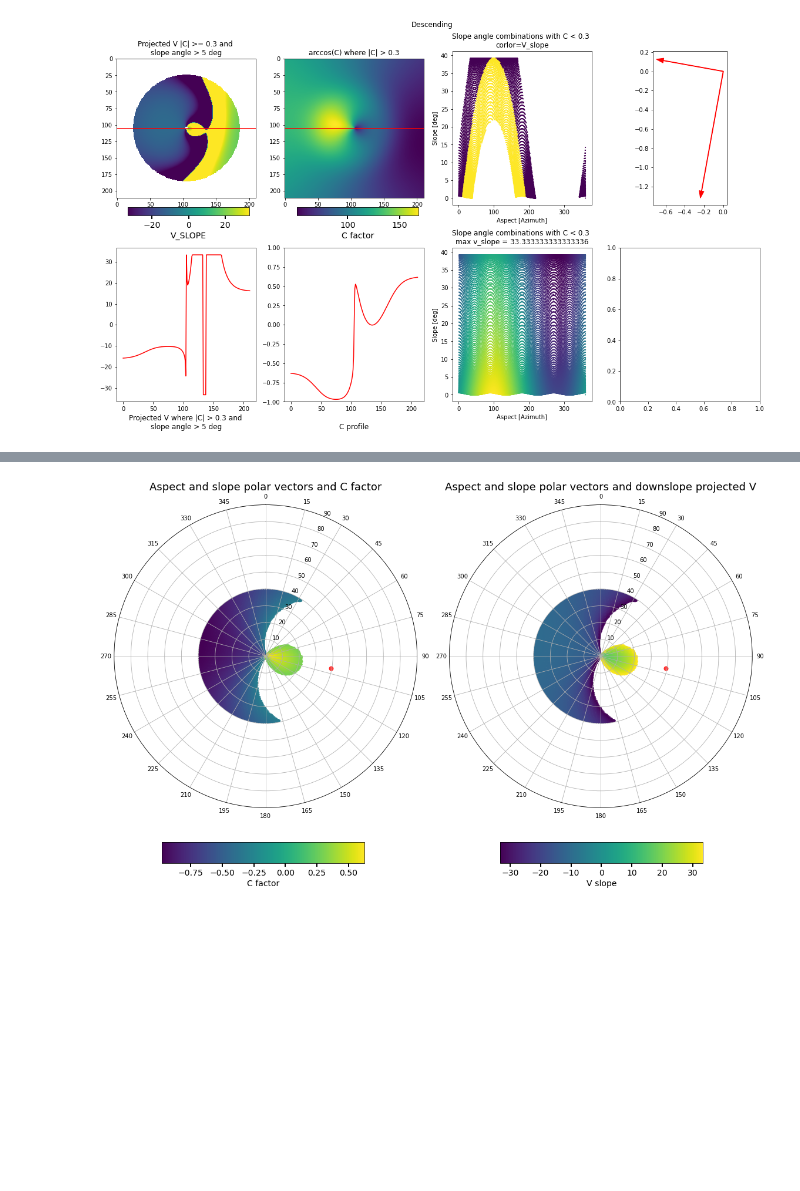
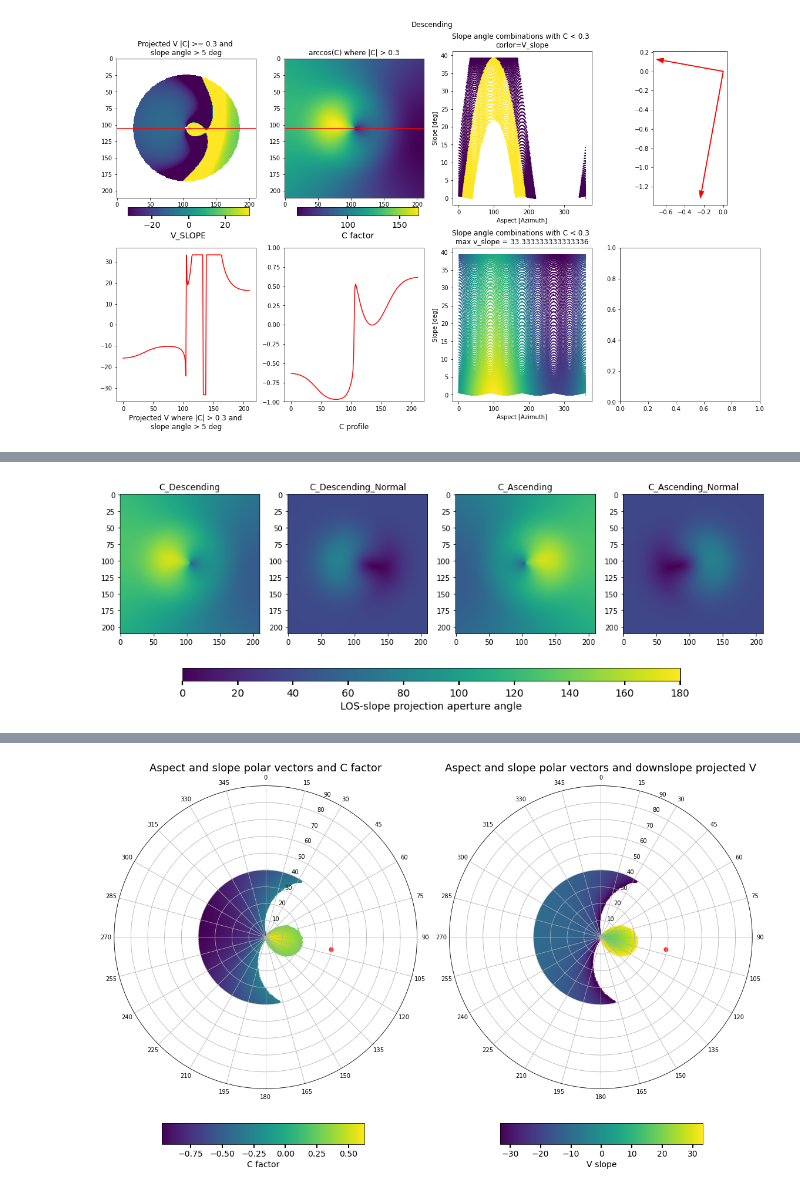
Before and after one commit to nicgar20/vslopes, a Jupyter notebook: v_slope_handw.ipynb, the cells around one changed output, grey strips where cells are left out. Saved outputs shown, nothing was run; the diff lists cells and outputs as text; code cells hidden in the pictures; blank space fills up the shorter version.

```diff
--- a/v_slope_handw.ipynb
+++ b/v_slope_handw.ipynb
@@ -445 +469,23 @@ plt.tight_layout()
+# %%
+C = {}
+C["C_Descending"] = D_N*slope_N + D_E*slope_E + D_U*slope_U
+C["C_Descending_Normal"] = D_N*N_slope_N + D_E*N_slope_E + D_U*N_slope_U
+C["C_Ascending"] = A_N*slope_N + A_E*slope_E + A_U*slope_U
+C["C_Ascending_Normal"] = A_N*N_slope_N + A_E*N_slope_E + A_U*N_slope_U
+
+i = 0
+fig, ax = plt.subplots(1,4, figsize=(16,5))
+for key, value in C.items():
+    im = ax[i].imshow(np.rad2deg(np.arccos(value)), vmin=np.rad2deg(np.arccos(1)), vmax=np.rad2deg(np.arccos(-1)))
+    ax[i].set_title(key)
+    i+=1
+
+cax = fig.add_axes([0.2, 0.05, 0.6, 0.05])
+norm = mpl.colors.Normalize(vmin=np.rad2deg(np.arccos(1)), vmax=np.rad2deg(np.arccos(-1)))
+cmap = mpl.cm.viridis
+cbar = mpl.colorbar.ColorbarBase(ax=cax, cmap=cmap, norm=norm, orientation='horizontal')
+cbar.ax.tick_params(labelsize=14, width=2, length=6)
+cbar.set_label('LOS-slope projection aperture angle', size=14)
+# %% [output]
+[figure, added]
 # %%
```
Also changed, not shown: parts of 10 cells of this notebook.
